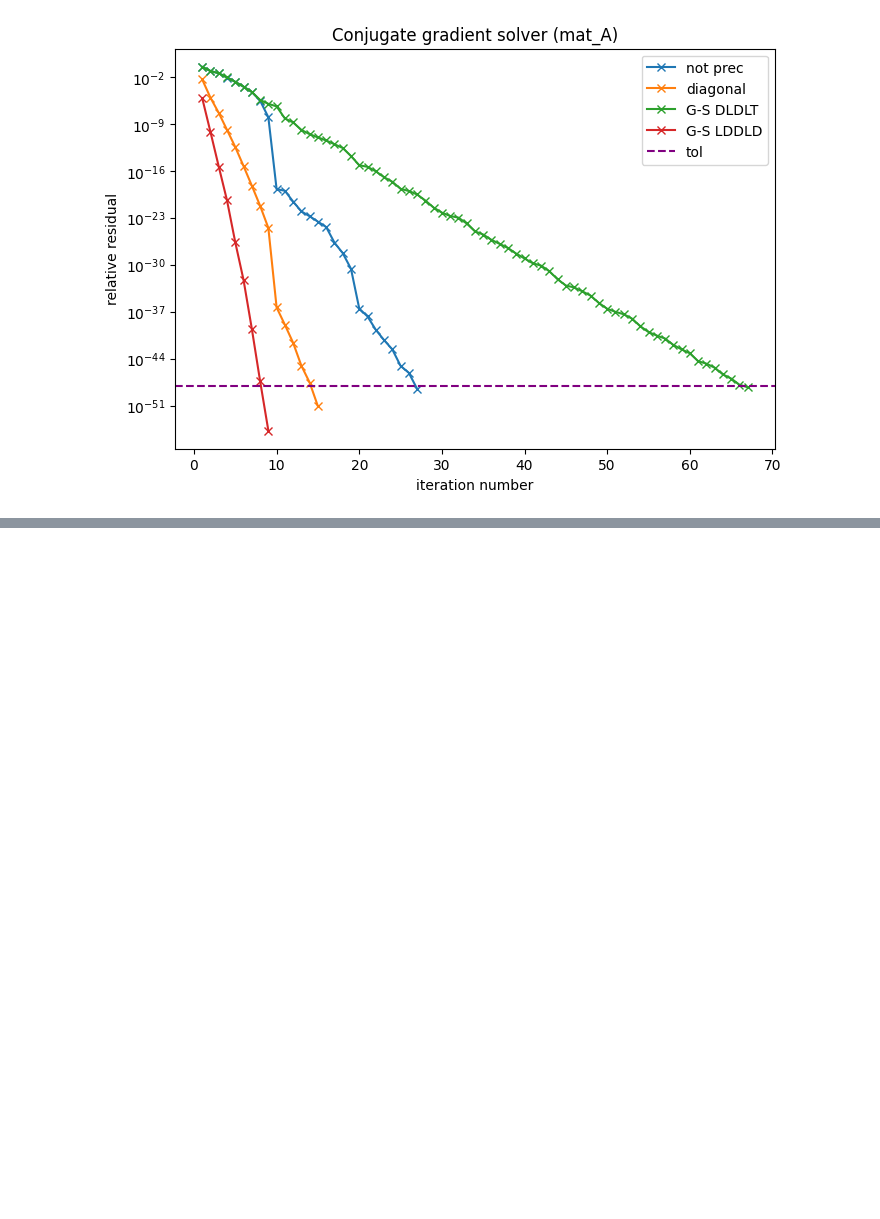
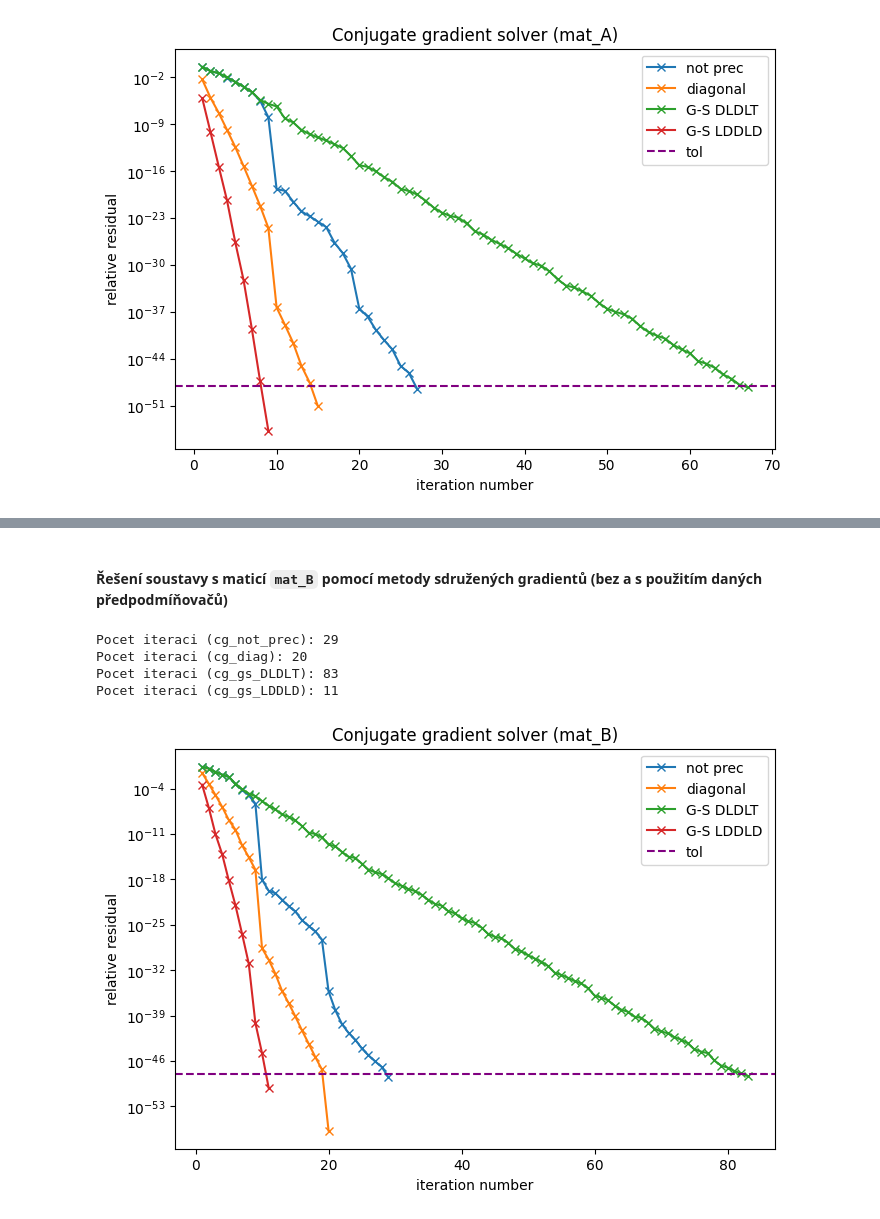
Before and after one commit to nie0056/VVP-L2023-PROJ, a Jupyter notebook: gradsolv_demo.ipynb, the cells around one changed output, grey strips where cells are left out. Cells and saved outputs as stored; diff of their text form; code cells hidden in the pictures; blank space fills up the shorter version.

```diff
--- a/gradsolv_demo.ipynb
+++ b/gradsolv_demo.ipynb
@@ -192,0 +257,54 @@ plt.show()
+# %% [markdown]
+#### Řešení soustavy s maticí `mat_B` pomocí metody sdružených gradientů (bez a s použitím daných předpodmíňovačů)
+# %%
+matrix = mat_B
+rhs = vec_b
+err_handle = grad.error_handle()
+tol = 1e-48
+max_it = 10000
+include_relres_vec = True
+
+solver_cg.set_preconditioner(None)
+result_cg_not_prec = solver_cg.solve(matrix, rhs, err_handle, tol, max_it, include_relres_vec)
+grad.chkerr(error_handle=err_handle)
+
+solver_cg.set_preconditioner(preconditioner_diag)
+result_cg_diag = solver_cg.solve(matrix, rhs, err_handle, tol, max_it, include_relres_vec)
+grad.chkerr(error_handle=err_handle)
+
+solver_cg.set_preconditioner(preconditioner_gs_DLDLT)
+result_cg_gs_DLDLT = solver_cg.solve(matrix, rhs, err_handle, tol, max_it, include_relres_vec)
+grad.chkerr(error_handle=err_handle)
+
+solver_cg.set_preconditioner(preconditioner_gs_LDDLD)
+result_cg_gs_LDDLD = solver_cg.solve(matrix, rhs, err_handle, tol, max_it, include_relres_vec)
+grad.chkerr(error_handle=err_handle)
+
+print(f"Pocet iteraci (cg_not_prec): {result_cg_not_prec.iterations}")
+print(f"Pocet iteraci (cg_diag): {result_cg_diag.iterations}")
+print(f"Pocet iteraci (cg_gs_DLDLT): {result_cg_gs_DLDLT.iterations}")
+print(f"Pocet iteraci (cg_gs_LDDLD): {result_cg_gs_LDDLD.iterations}")
+# %% [output]
+Pocet iteraci (cg_not_prec): 29
+Pocet iteraci (cg_diag): 20
+Pocet iteraci (cg_gs_DLDLT): 83
+Pocet iteraci (cg_gs_LDDLD): 11
+# %%
+fig = plt.figure(figsize=(6,4))
+
+ax = fig.add_axes([0,0,1,1])
+ax.set_yscale("log")
+ax.set_xlabel("iteration number")
+ax.set_ylabel("relative residual")
+ax.set_title("Conjugate gradient solver (mat_B)")
+
+ax.plot(np.arange(1, result_cg_not_prec.relres_vec.shape[0] + 1), result_cg_not_prec.relres_vec, label="not prec", marker="x")
+ax.plot(np.arange(1, result_cg_diag.relres_vec.shape[0] + 1), result_cg_diag.relres_vec, label="diagonal", marker="x")
+ax.plot(np.arange(1, result_cg_gs_DLDLT.relres_vec.shape[0] + 1), result_cg_gs_DLDLT.relres_vec, label="G-S DLDLT", marker="x")
+ax.plot(np.arange(1, result_cg_gs_LDDLD.relres_vec.shape[0] + 1), result_cg_gs_LDDLD.relres_vec, label="G-S LDDLD", marker="x")
+ax.axhline(y=tol, color="purple", label="tol", linestyle="--")
+ax.legend()
+
+plt.show()
+# %% [output]
+[figure, added]
```
Also changed, not shown: parts of 30 cells of this notebook.
